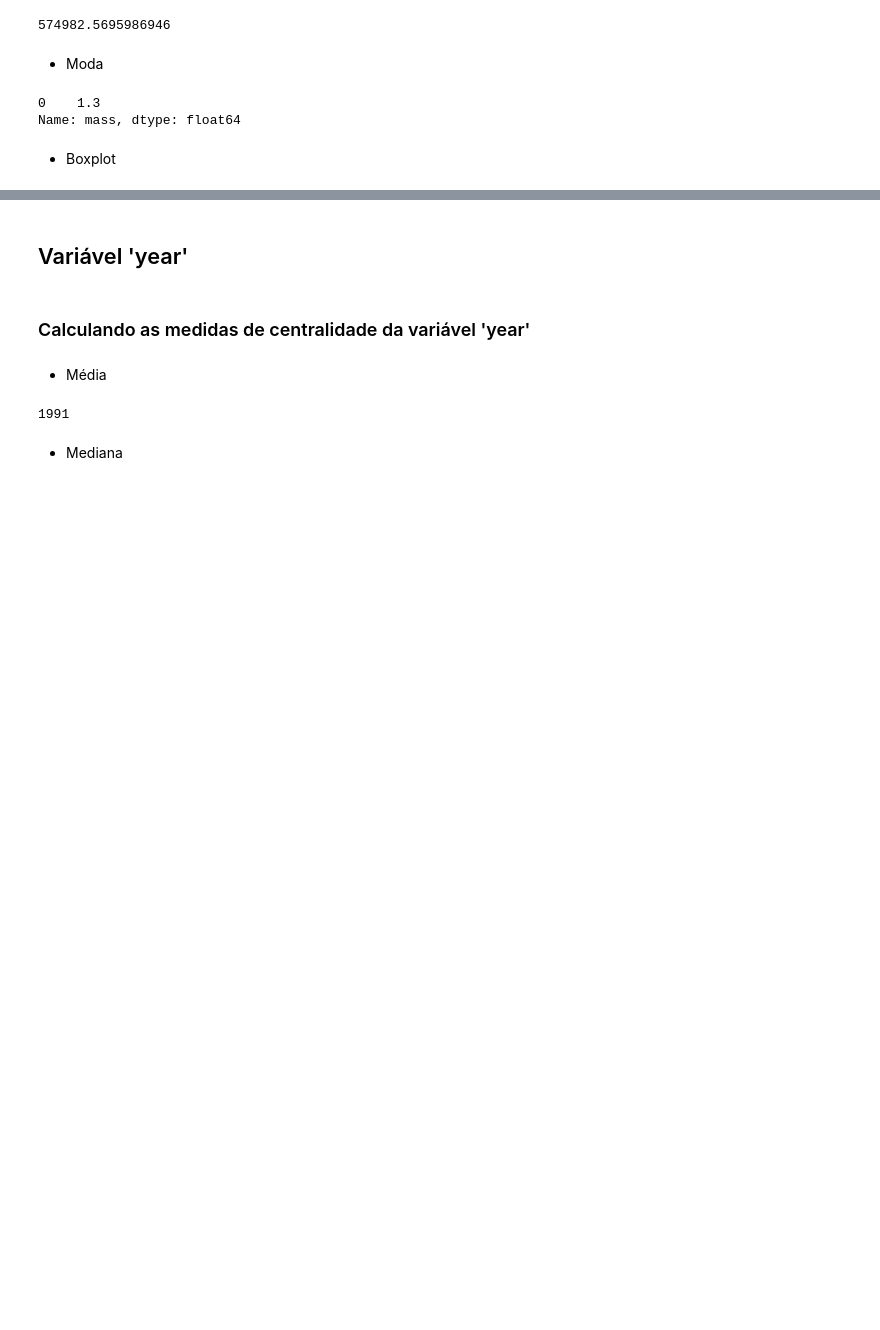
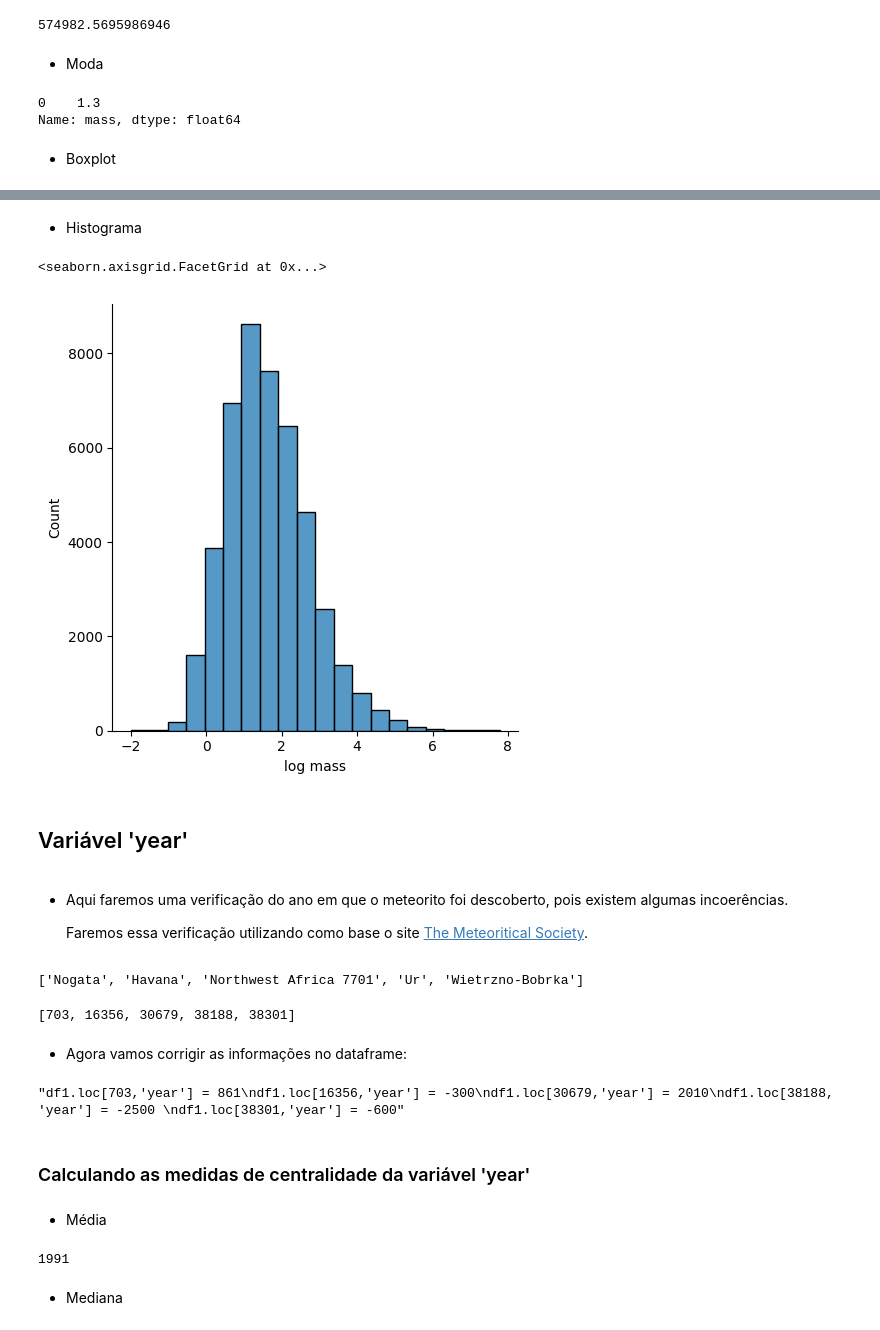
Before and after one commit to biabcaval/Projeto-ICD-analise-meteoros, a Jupyter notebook: #2_meteorite_landings.ipynb, the cells around one changed output, grey strips where cells are left out. Saved outputs shown, nothing was run; the diff lists cells and outputs as text; code cells hidden in the pictures; blank space fills up the shorter version.

```diff
--- a/#2_meteorite_landings.ipynb
+++ b/#2_meteorite_landings.ipynb
@@ -108,5 +70,41 @@ plt.ylim([1, 60000000])
+# %% [markdown]
+- Histograma
+# %%
+sns.displot(data=df1,x='log mass', bins=20)
+# %% [output]
+<seaborn.axisgrid.FacetGrid at 0x...>
+[figure, added]
 # %% [markdown]
 ## Variável 'year'
+# %% [markdown]
+- Aqui faremos uma verificação do ano em que o meteorito foi descoberto, pois existem algumas incoerências.
+
+  Faremos essa verificação utilizando como base o site [The Meteoritical Society](https://www.lpi.usra.edu/meteor/metbull.php).
+# %%
+
+years_bug = [i for i in df1['year'] if i >= 2016 or i <= 860 ] # pega os anos incoerentes
+
+index_bug = [i for i in df1.index if df1.loc[i, 'year'] in years_bug] # pega os índices dos elementos problemáticos
+
+name_years_bug = [df1['name'].loc[i] for i in df1.index if df1.loc[i, 'year'] in years_bug] # pega o nome dos elementos para a verificação no site
+
+print(name_years_bug)
+index_bug
+# %% [output]
+['Nogata', 'Havana', 'Northwest Africa 7701', 'Ur', 'Wietrzno-Bobrka']
+[703, 16356, 30679, 38188, 38301]
+# %% [markdown]
+- Agora vamos corrigir as informações no dataframe:
+# %%
+'''df1.loc[703,'year'] = 861
+df1.loc[16356,'year'] = -300
+df1.loc[30679,'year'] = 2010
+df1.loc[38188, 'year'] = -2500
+df1.loc[38301,'year'] = -600'''
+
+# De acordo com os autores do dataset, '-' significa antes de cristo, ou "before common era"
+# %% [output]
+"df1.loc[703,'year'] = 861\ndf1.loc[16356,'year'] = -300\ndf1.loc[30679,'year'] = 2010\ndf1.loc[38188, 'year'] = -2500 \ndf1.loc[38301,'year'] = -600"
 # %% [markdown]
 ### Calculando as medidas de centralidade da variável 'year'
 # %% [markdown]
```
Also changed, not shown: parts of 25 cells of this notebook.
